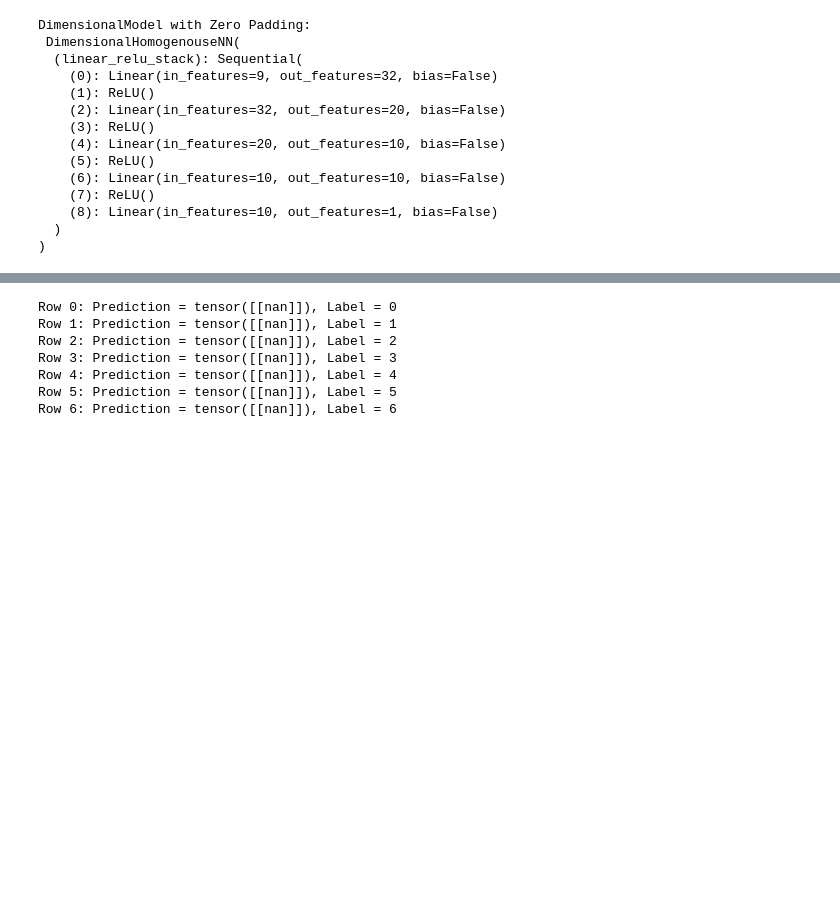
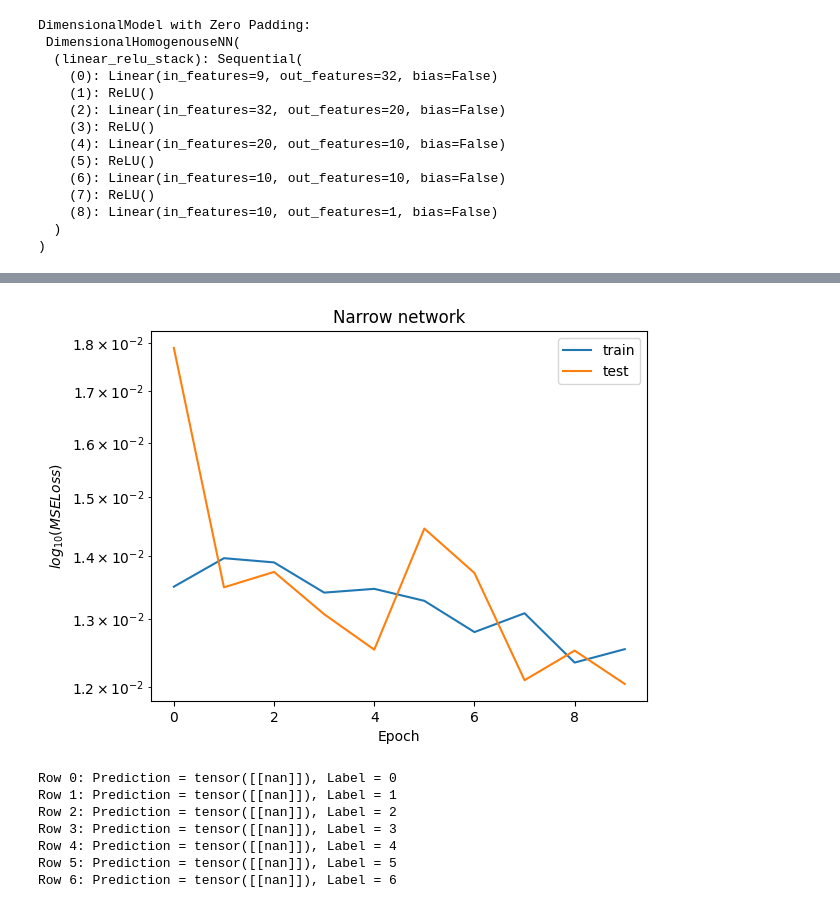
Before and after one commit to augustinlss/max-enclosing-area, a Jupyter notebook: assignment2StanVersion.ipynb, the cells around one changed output, grey strips where cells are left out. Saved outputs shown, nothing was run; the diff lists cells and outputs as text; code cells hidden in the pictures; blank space fills up the shorter version.

```diff
--- a/assignment2StanVersion.ipynb
+++ b/assignment2StanVersion.ipynb
@@ -300,3 +499,18 @@ plot_loss(loss_dict_disamb, "Sorted lengths heighest to lowest")
+# %%
+narrow_model = NarrowNetwork()
+narrow_model, loss_dict_narrow = train_model(
+    data,
+    model,
+    nepochs=total_epochs,
+    batch_size=batch_size,
+    lr=lr,
+    print_every=print_every,
+    loss_fn=loss_fn,
+)
+
+plot_loss(loss_dict_narrow, "Narrow network")
+# %% [output]
+[figure, added]
 # %%
 model_disamb.eval()
 with torch.no_grad():
```
Also changed, not shown: parts of 9 cells of this notebook.
